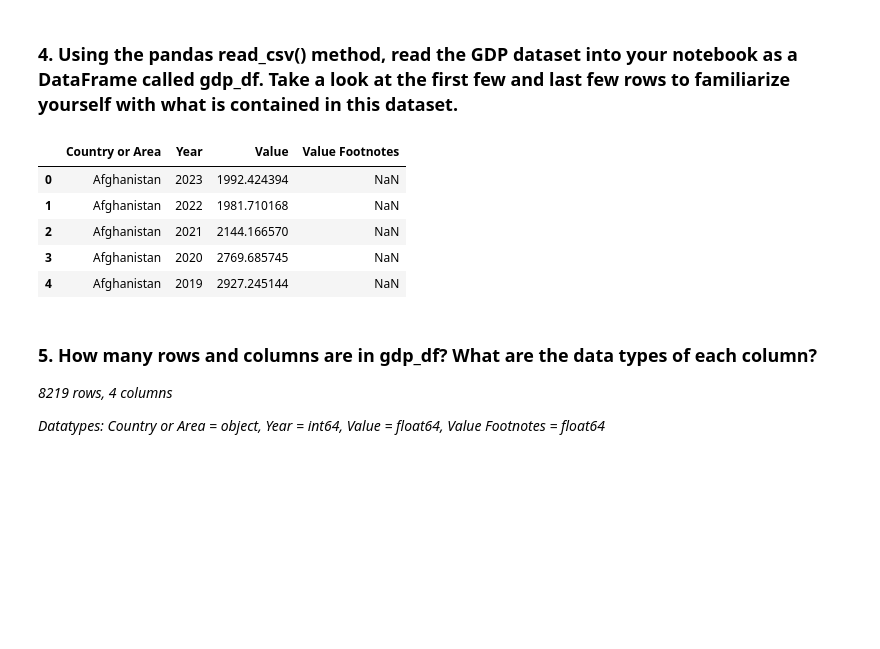
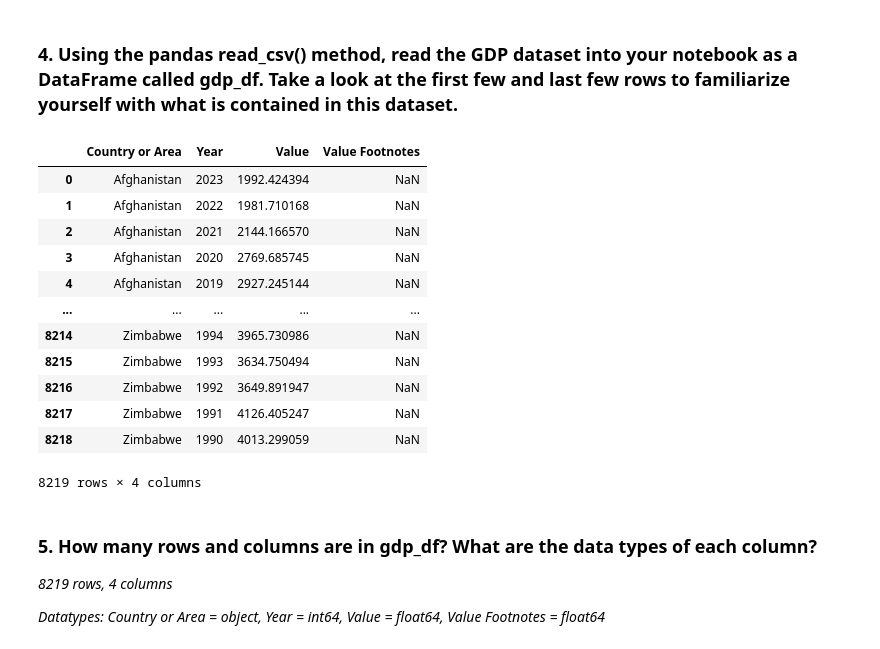
Before and after one commit to NewForce-Cohort-11-Data/gdp-and-internet-usage-kjaques, a Jupyter notebook: notebooks/un_gdp_and_internet_use_project.ipynb, the cells around one changed output. Saved outputs shown, nothing was run; the diff lists cells and outputs as text; code cells hidden in the pictures; blank space fills up the shorter version.

```diff
--- a/notebooks/un_gdp_and_internet_use_project.ipynb
+++ b/notebooks/un_gdp_and_internet_use_project.ipynb
@@ -37,14 +37,21 @@ import seaborn as sns
 # %%
 gdp_df = pd.read_csv('../data/gdp_percapita.csv')
 # %%
-gdp_df.head()
+gdp_df
 # %% [output]
 |  | Country or Area | Year | Value | Value Footnotes |
 | 0 | Afghanistan | 2023 | 1992.424394 | NaN |
 | 1 | Afghanistan | 2022 | 1981.710168 | NaN |
 | 2 | Afghanistan | 2021 | 2144.166570 | NaN |
 | 3 | Afghanistan | 2020 | 2769.685745 | NaN |
 | 4 | Afghanistan | 2019 | 2927.245144 | NaN |
+| ... | ... | ... | ... | ... |
+| 8214 | Zimbabwe | 1994 | 3965.730986 | NaN |
+| 8215 | Zimbabwe | 1993 | 3634.750494 | NaN |
+| 8216 | Zimbabwe | 1992 | 3649.891947 | NaN |
+| 8217 | Zimbabwe | 1991 | 4126.405247 | NaN |
+| 8218 | Zimbabwe | 1990 | 4013.299059 | NaN |
+8219 rows × 4 columns
 # %% [markdown]
 ### 5. How many rows and columns are in gdp_df? What are the data types of each column?
 
```
Also changed, not shown: parts of 19 cells of this notebook.
